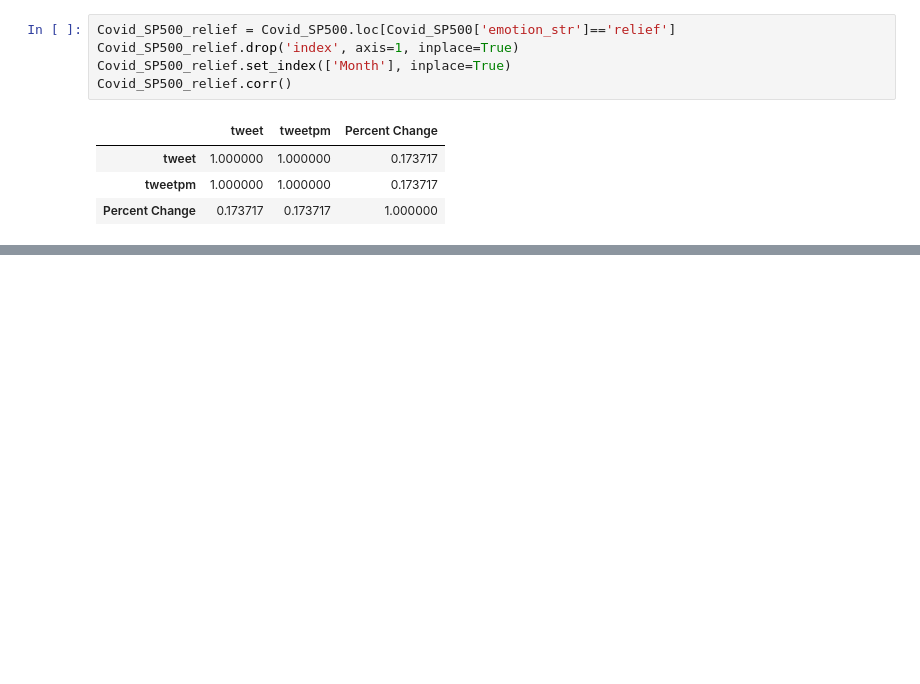
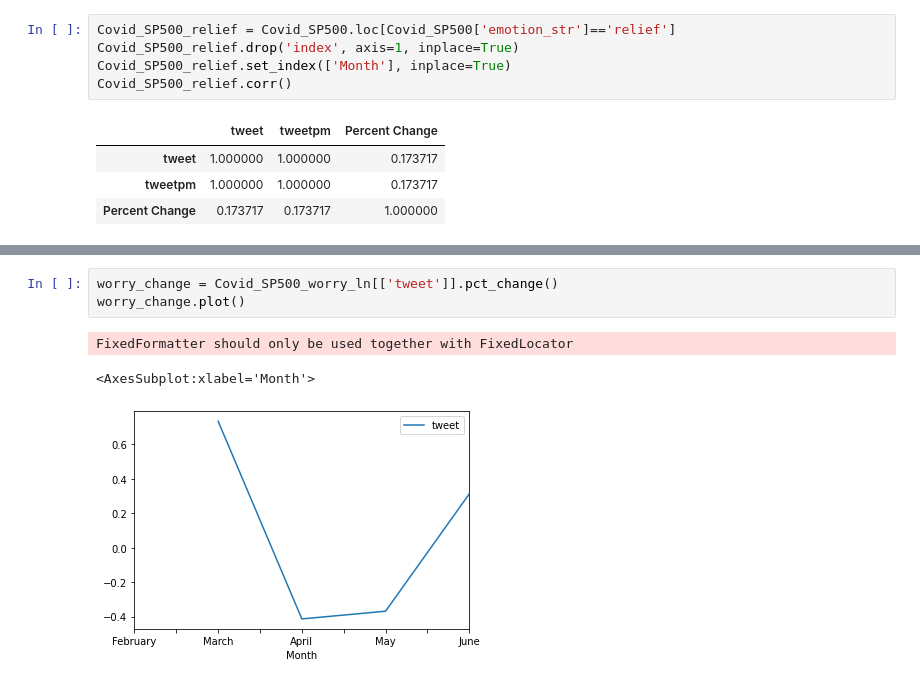
Before and after one commit to larisa-a/Emotional-Market, a Jupyter notebook: Covid-Data-Analysis.ipynb, the cells around one changed output, grey strips where cells are left out. Saved outputs shown, nothing was run; the diff lists cells and outputs as text; blank space fills up the shorter version.

```diff
--- a/Covid-Data-Analysis.ipynb
+++ b/Covid-Data-Analysis.ipynb
@@ -532,0 +562,7 @@ Covid_SP500_relief.corr()
+# %%
+worry_change = Covid_SP500_worry_ln[['tweet']].pct_change()
+worry_change.plot()
+# %% [output]
+FixedFormatter should only be used together with FixedLocator
+<AxesSubplot:xlabel='Month'>
+[figure, added]
```
Also changed, not shown: parts of 19 cells of this notebook, 1 other file.
